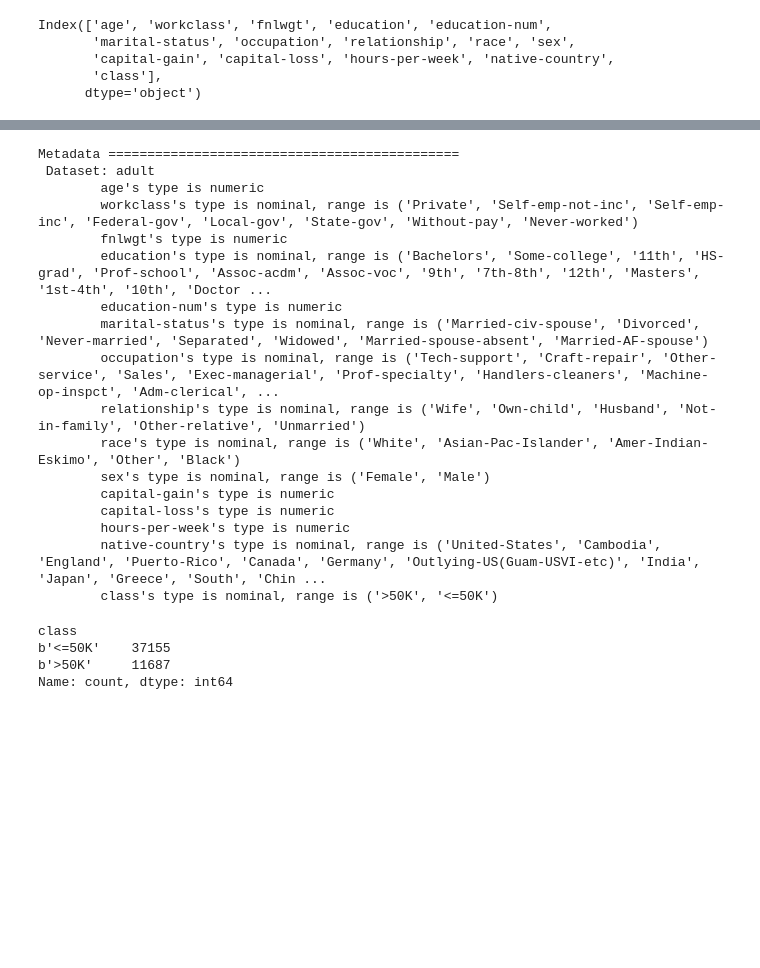
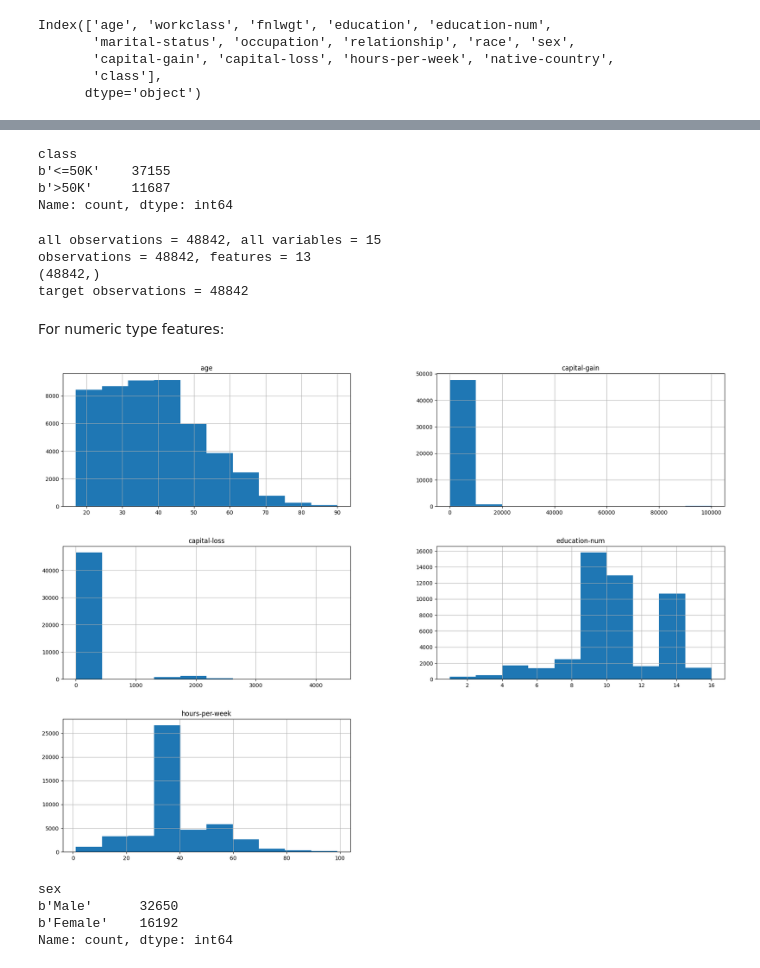
Before and after one commit to didekin/python_stretching_exercises, a Jupyter notebook: inria_course_ml/module_1/exploration.ipynb, the cells around one changed output, grey strips where cells are left out. Cells and saved outputs as stored; diff of their text form; code cells hidden in the pictures; blank space fills up the shorter version.

```diff
--- a/inria_course_ml/module_1/exploration.ipynb
+++ b/inria_course_ml/module_1/exploration.ipynb
@@ -59,0 +63,7 @@ dtype: object
+# %%
+typesDf = df.dtypes
+features = sorted(typesDf.index)
+features.remove('fnlwgt')
+featuresdf = df.loc[:, features]
+featuresdf.drop(columns=['class'], inplace=True)
+featuresdf
@@ -60,27 +84,33 @@ dtype: object
 # %%
-desc_dataset = arff_file[1]
-print(f'Metadata =============================================\n {desc_dataset}')
 target = "class"
-df[target].value_counts()
+targetSeries = df[target]
+targetSeries.value_counts()
 # %% [output]
-Metadata =============================================
- Dataset: adult
-        age's type is numeric
-        workclass's type is nominal, range is ('Private', 'Self-emp-not-inc', 'Self-emp-inc', 'Federal-gov', 'Local-gov', 'State-gov', 'Without-pay', 'Never-worked')
-        fnlwgt's type is numeric
-        education's type is nominal, range is ('Bachelors', 'Some-college', '11th', 'HS-grad', 'Prof-school', 'Assoc-acdm', 'Assoc-voc', '9th', '7th-8th', '12th', 'Masters', '1st-4th', '10th', 'Doctor ...
-        education-num's type is numeric
-        marital-status's type is nominal, range is ('Married-civ-spouse', 'Divorced', 'Never-married', 'Separated', 'Widowed', 'Married-spouse-absent', 'Married-AF-spouse')
-        occupation's type is nominal, range is ('Tech-support', 'Craft-repair', 'Other-service', 'Sales', 'Exec-managerial', 'Prof-specialty', 'Handlers-cleaners', 'Machine-op-inspct', 'Adm-clerical', ...
-        relationship's type is nominal, range is ('Wife', 'Own-child', 'Husband', 'Not-in-family', 'Other-relative', 'Unmarried')
-        race's type is nominal, range is ('White', 'Asian-Pac-Islander', 'Amer-Indian-Eskimo', 'Other', 'Black')
-        sex's type is nominal, range is ('Female', 'Male')
-        capital-gain's type is numeric
-        capital-loss's type is numeric
-        hours-per-week's type is numeric
-        native-country's type is nominal, range is ('United-States', 'Cambodia', 'England', 'Puerto-Rico', 'Canada', 'Germany', 'Outlying-US(Guam-USVI-etc)', 'India', 'Japan', 'Greece', 'South', 'Chin ...
-        class's type is nominal, range is ('>50K', '<=50K')
+class
+b'<=50K'    37155
+b'>50K'     11687
+Name: count, dtype: int64
-class
-b'<=50K'    37155
-b'>50K'     11687
-Name: count, dtype: int64
+# %%
+print(f'all observations = {df.shape[0]}, all variables = {df.shape[1]}')
+rowsdf, colsdf = featuresdf.shape
+print(f'observations = {rowsdf}, features = {colsdf}')
+print(targetSeries.shape)
+print(f'target observations = {targetSeries.shape[0]}')
+# %% [output]
+all observations = 48842, all variables = 15
+observations = 48842, features = 13
+(48842,)
+target observations = 48842
+# %% [markdown]
+For numeric type features:
+# %%
+_ = featuresdf.hist(figsize=(22, 16))
+# %% [output]
+[figure, added]
+# %%
+featuresdf.loc[:, "sex"].value_counts()
+# %% [output]
+sex
+b'Male'      32650
+b'Female'    16192
+Name: count, dtype: int64
```
Also changed, not shown: parts of 8 cells of this notebook, 2 other files.
